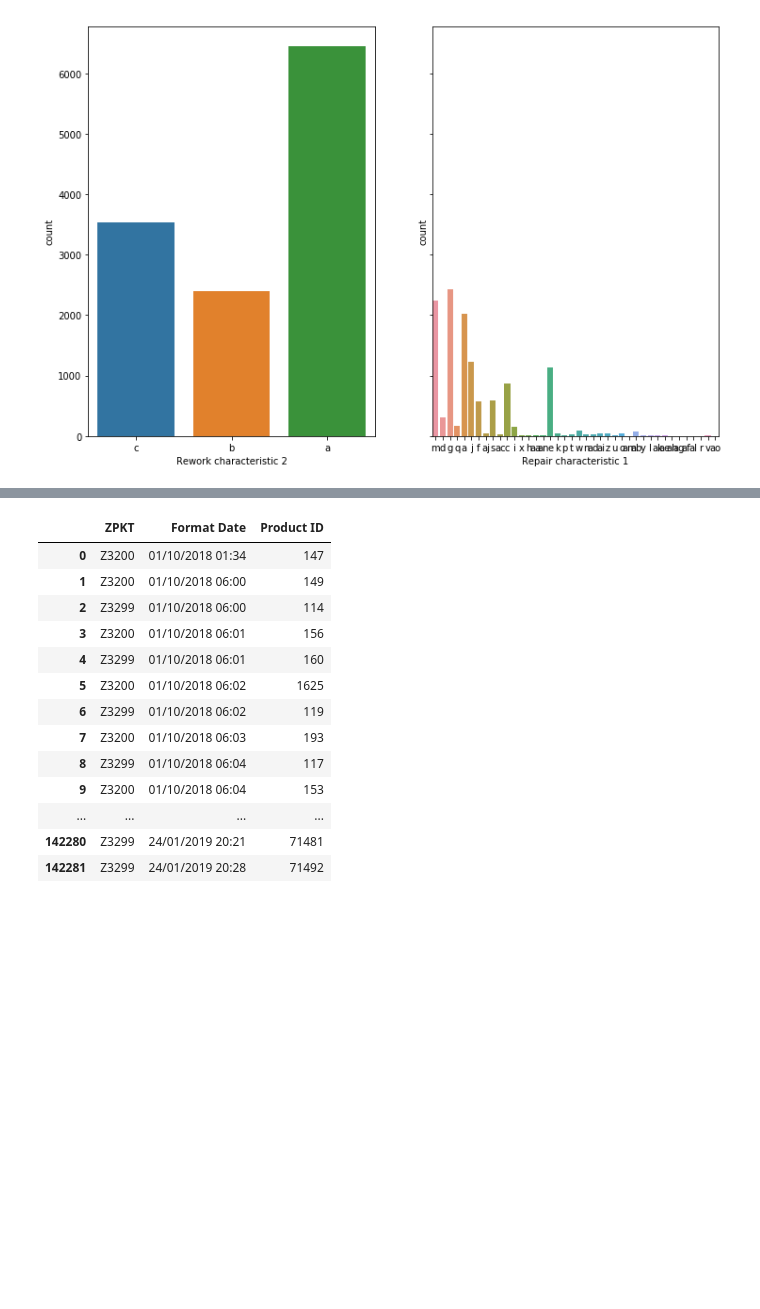
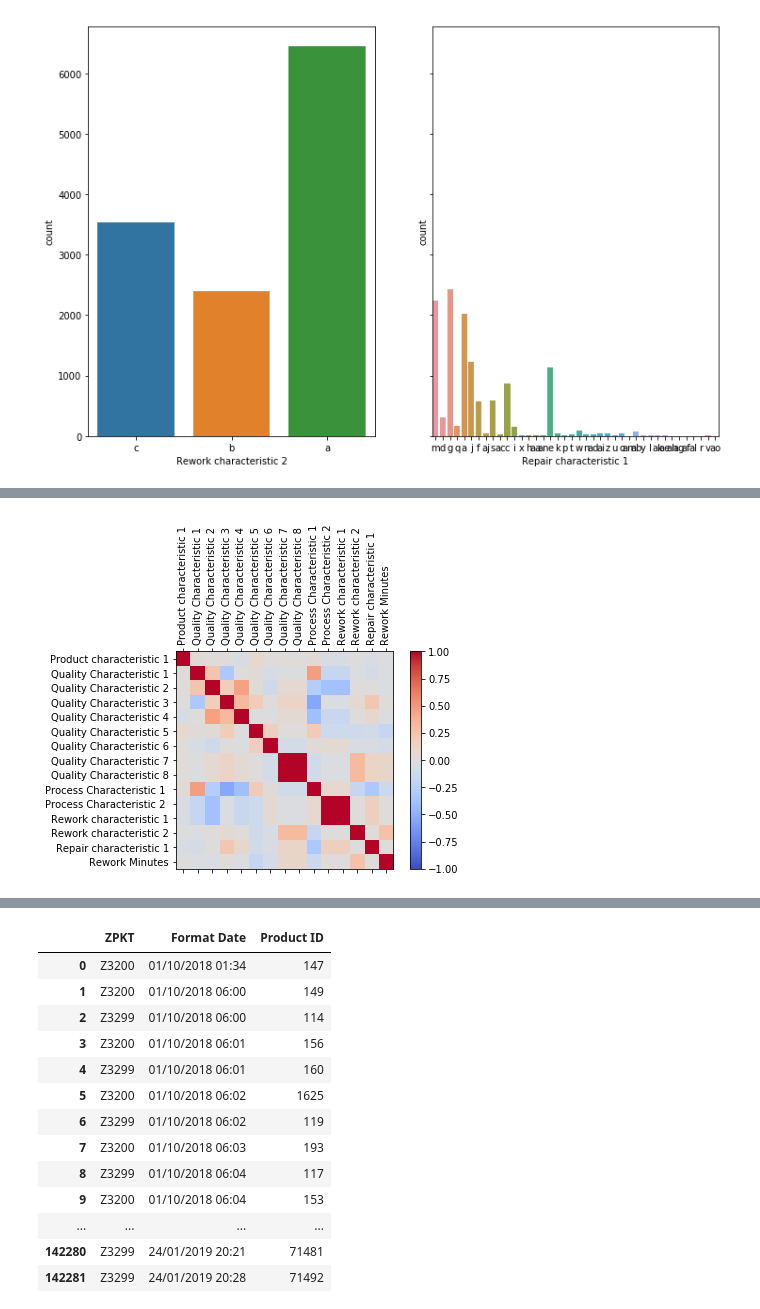
Before and after one commit to jetsaltydog/GBM_Project, a Jupyter notebook: mini_data.ipynb, the cells around one changed output, grey strips where cells are left out. Saved outputs shown, nothing was run; the diff lists cells and outputs as text; code cells hidden in the pictures; blank space fills up the shorter version.

```diff
--- a/mini_data.ipynb
+++ b/mini_data.ipynb
@@ -266,2 +241,13 @@ quality_1
+# %%
+cont_quality = new_quality.iloc[:, 1:16]
 # %%
 le = preprocessing.LabelEncoder()
+# %%
+cont_quality['Quality Characteristic 5'] = le.fit_transform(np.array(cont_quality.iloc[:,5:6]))
+cont_quality['Quality Characteristic 6'] = le.fit_transform(np.array(cont_quality.iloc[:,6:7]))
+cont_quality['Quality Characteristic 7'] = le.fit_transform(np.array(cont_quality.iloc[:,7:8]))
+cont_quality['Quality Characteristic 8'] = le.fit_transform(np.array(new_quality.iloc[:,8:9]))
+cont_quality.iloc[:, 9:10] = le.fit_transform(np.array(new_quality.iloc[:,9:10]))
+cont_quality['Rework characteristic 1'] = le.fit_transform(np.array(new_quality.iloc[:,11:12]))
+cont_quality['Rework characteristic 2'] = le.fit_transform(np.array(new_quality.iloc[:,12:13]))
+cont_quality['Repair characteristic 1'] = le.fit_transform(np.array(new_quality.iloc[:,13:14]))
@@ -267,0 +275,15 @@ le = preprocessing.LabelEncoder()
+# %%
+corr = cont_quality.corr()
+fig = plt.figure()
+ax = fig.add_subplot(111)
+cax = ax.matshow(corr,cmap='coolwarm', vmin=-1, vmax=1)
+fig.colorbar(cax)
+ticks = np.arange(0,len(cont_quality.columns),1)
+ax.set_xticks(ticks)
+plt.xticks(rotation=90)
+ax.set_yticks(ticks)
+ax.set_xticklabels(cont_quality.columns)
+ax.set_yticklabels(cont_quality.columns)
+plt.show()
+# %% [output]
+[figure, added]
```
Also changed, not shown: parts of 16 cells of this notebook.
